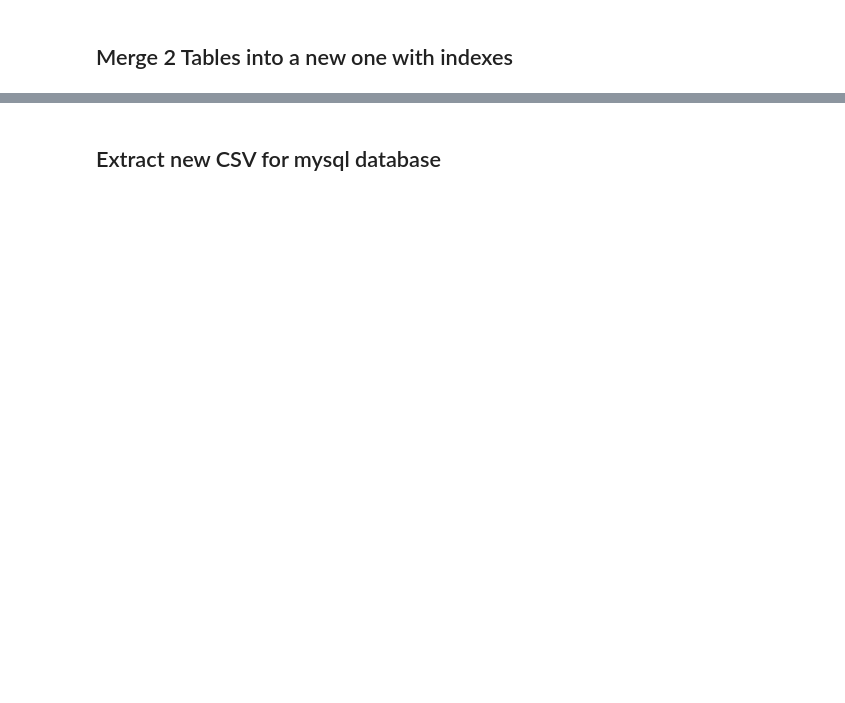
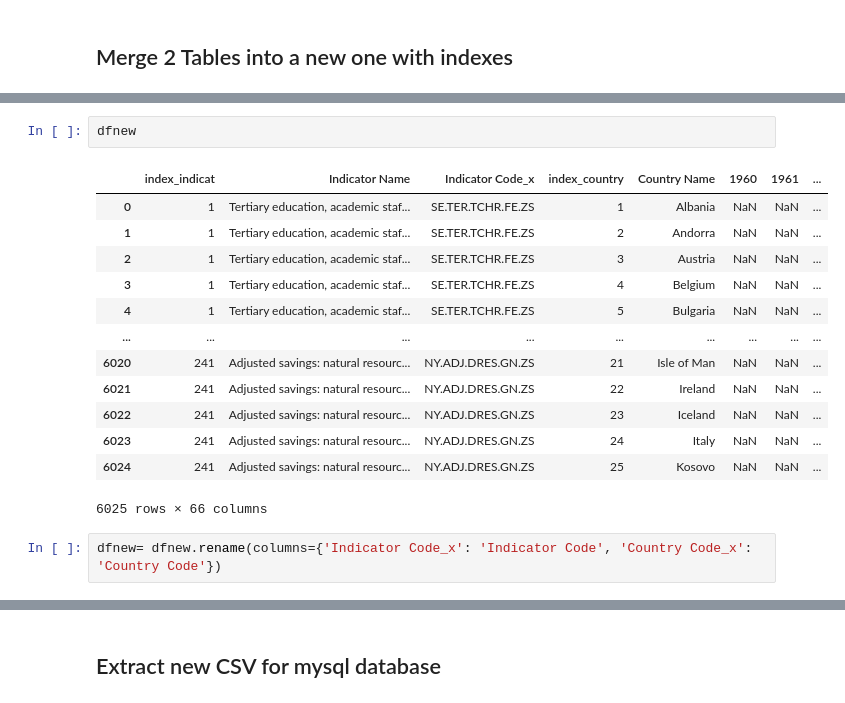
Before and after one commit to Georgemouts/Data_Visualization_ETL_Pipeline, a Jupyter notebook: CleanData.ipynb, the cells around one changed output, grey strips where cells are left out. Cells and saved outputs as stored; diff of their text form; blank space fills up the shorter version.

```diff
--- a/CleanData.ipynb
+++ b/CleanData.ipynb
@@ -200,0 +203,18 @@ a
+# %%
+dfnew
+# %% [output]
+|  | index_indicat | Indicator Name | Indicator Code_x | index_country | Country Name | 1960 | 1961 | ... |
+| 0 | 1 | Tertiary education, academic staf... | SE.TER.TCHR.FE.ZS | 1 | Albania | NaN | NaN | ... |
+| 1 | 1 | Tertiary education, academic staf... | SE.TER.TCHR.FE.ZS | 2 | Andorra | NaN | NaN | ... |
+| 2 | 1 | Tertiary education, academic staf... | SE.TER.TCHR.FE.ZS | 3 | Austria | NaN | NaN | ... |
+| 3 | 1 | Tertiary education, academic staf... | SE.TER.TCHR.FE.ZS | 4 | Belgium | NaN | NaN | ... |
+| 4 | 1 | Tertiary education, academic staf... | SE.TER.TCHR.FE.ZS | 5 | Bulgaria | NaN | NaN | ... |
+| ... | ... | ... | ... | ... | ... | ... | ... | ... |
+| 6020 | 241 | Adjusted savings: natural resourc... | NY.ADJ.DRES.GN.ZS | 21 | Isle of Man | NaN | NaN | ... |
+| 6021 | 241 | Adjusted savings: natural resourc... | NY.ADJ.DRES.GN.ZS | 22 | Ireland | NaN | NaN | ... |
+| 6022 | 241 | Adjusted savings: natural resourc... | NY.ADJ.DRES.GN.ZS | 23 | Iceland | NaN | NaN | ... |
+| 6023 | 241 | Adjusted savings: natural resourc... | NY.ADJ.DRES.GN.ZS | 24 | Italy | NaN | NaN | ... |
+| 6024 | 241 | Adjusted savings: natural resourc... | NY.ADJ.DRES.GN.ZS | 25 | Kosovo | NaN | NaN | ... |
+6025 rows × 66 columns
+# %%
+dfnew= dfnew.rename(columns={'Indicator Code_x': 'Indicator Code', 'Country Code_x': 'Country Code'})
```
Also changed, not shown: parts of 21 cells of this notebook.
